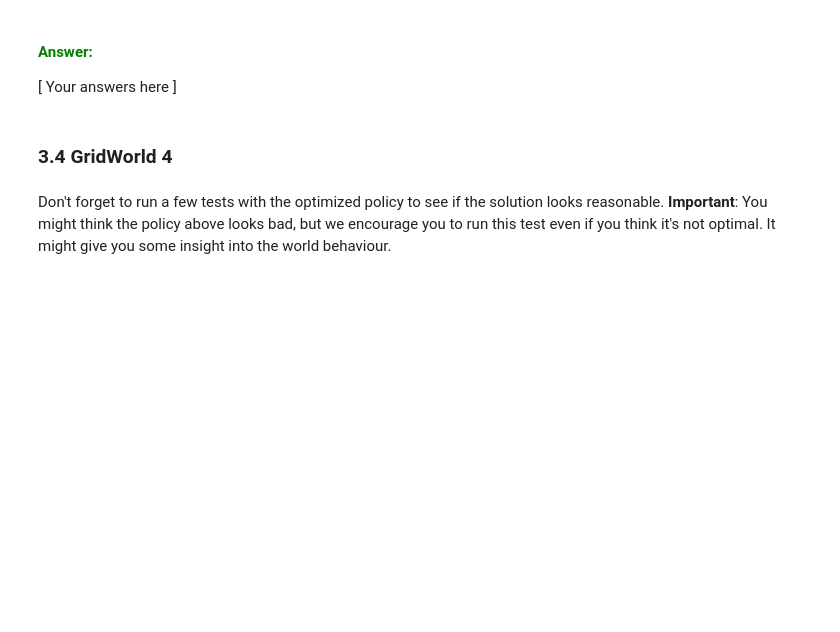
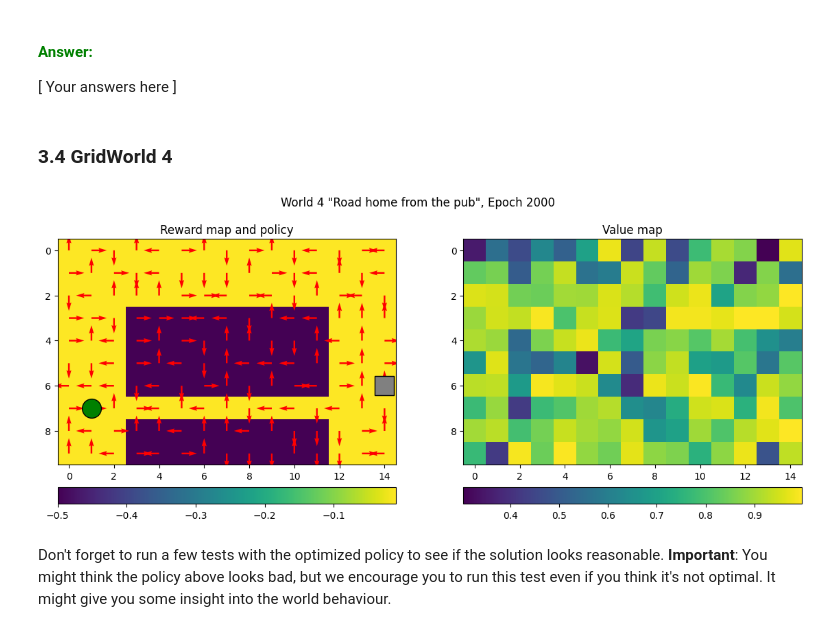
Before and after one commit to marijnkj/-D-NN, a Jupyter notebook: A4_Reinforcement/QLearning.ipynb, the cells around one changed output. Cells and saved outputs as stored; diff of their text form; code cells hidden in the pictures; blank space fills up the shorter version.

```diff
--- a/A4_Reinforcement/QLearning.ipynb
+++ b/A4_Reinforcement/QLearning.ipynb
@@ -298,13 +354,15 @@ QLearningTest(W=W3, Q=Q3, params={"Epochs": 5, "MaxSteps": 100})
 # %%
 W4 = GridWorld(4)
 
 # --------------------------------------------
 # === Your code here =========================
 # --------------------------------------------
 
-Q4 = QLearning(W4, params={"LR": ???, "Gamma": ???, "Eps": ???, "Epochs": ???, "MaxSteps": 200, "DrawInterval": 100})
+Q4 = QLearning(W4, params={"Alpha": 0.1, "Gamma": 0.6, "ExpRate": 0.1, "Epochs": 2000, "MaxSteps": 200, "DrawInterval": 100})
 
 # ============================================
+# %% [output]
+[figure, added]
 # %% [markdown]
 Don't forget to run a few tests with the optimized policy to see if the solution looks reasonable. **Important**: You might think the policy above looks bad, but we encourage you to run this test even if you think it's not optimal. It might give you some insight into the world behaviour.
 # %%
```
Also changed, not shown: parts of 10 cells of this notebook.
